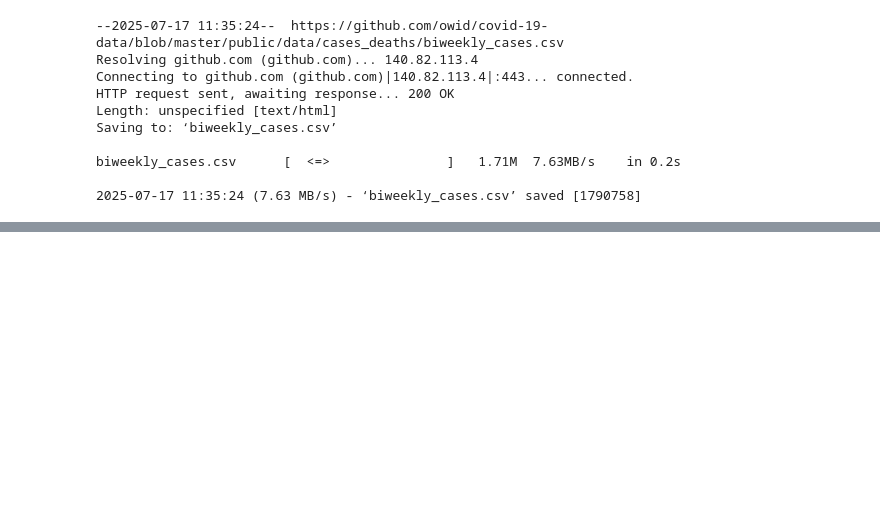
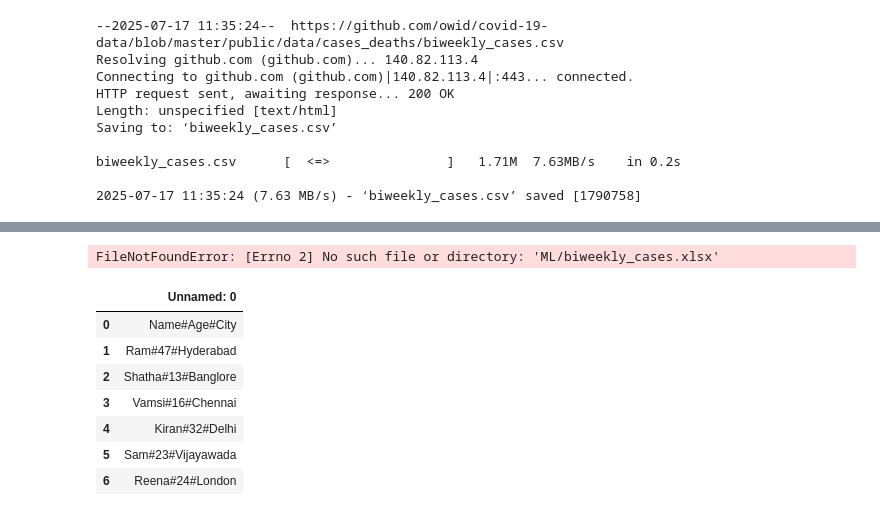
Before and after one commit to ramnagella/Demo, a Jupyter notebook: ML_Day2.ipynb, the cells around one changed output, grey strips where cells are left out. Cells and saved outputs as stored; diff of their text form; code cells hidden in the pictures; blank space fills up the shorter version.

```diff
--- a/ML_Day2.ipynb
+++ b/ML_Day2.ipynb
@@ -85,0 +112,18 @@ urls=['https://raw.githubusercontent.com/owid/covid-19-data/refs/heads/master/pu
+# %%
+import pandas as pd
+df=pd.read_excel('ML/biweekly_cases.xlsx')
+# %% [output]
+FileNotFoundError: [Errno 2] No such file or directory: 'ML/biweekly_cases.xlsx'
+# %%
+import pandas as pd
+df=pd.read_excel('sample_data.xlsx')
+df
+# %% [output]
+|  | Unnamed: 0 |
+| 0 | Name#Age#City |
+| 1 | Ram#47#Hyderabad |
+| 2 | Shatha#13#Banglore |
+| 3 | Vamsi#16#Chennai |
+| 4 | Kiran#32#Delhi |
+| 5 | Sam#23#Vijayawada |
+| 6 | Reena#24#London |
```
Also changed, not shown: parts of 9 cells of this notebook.
